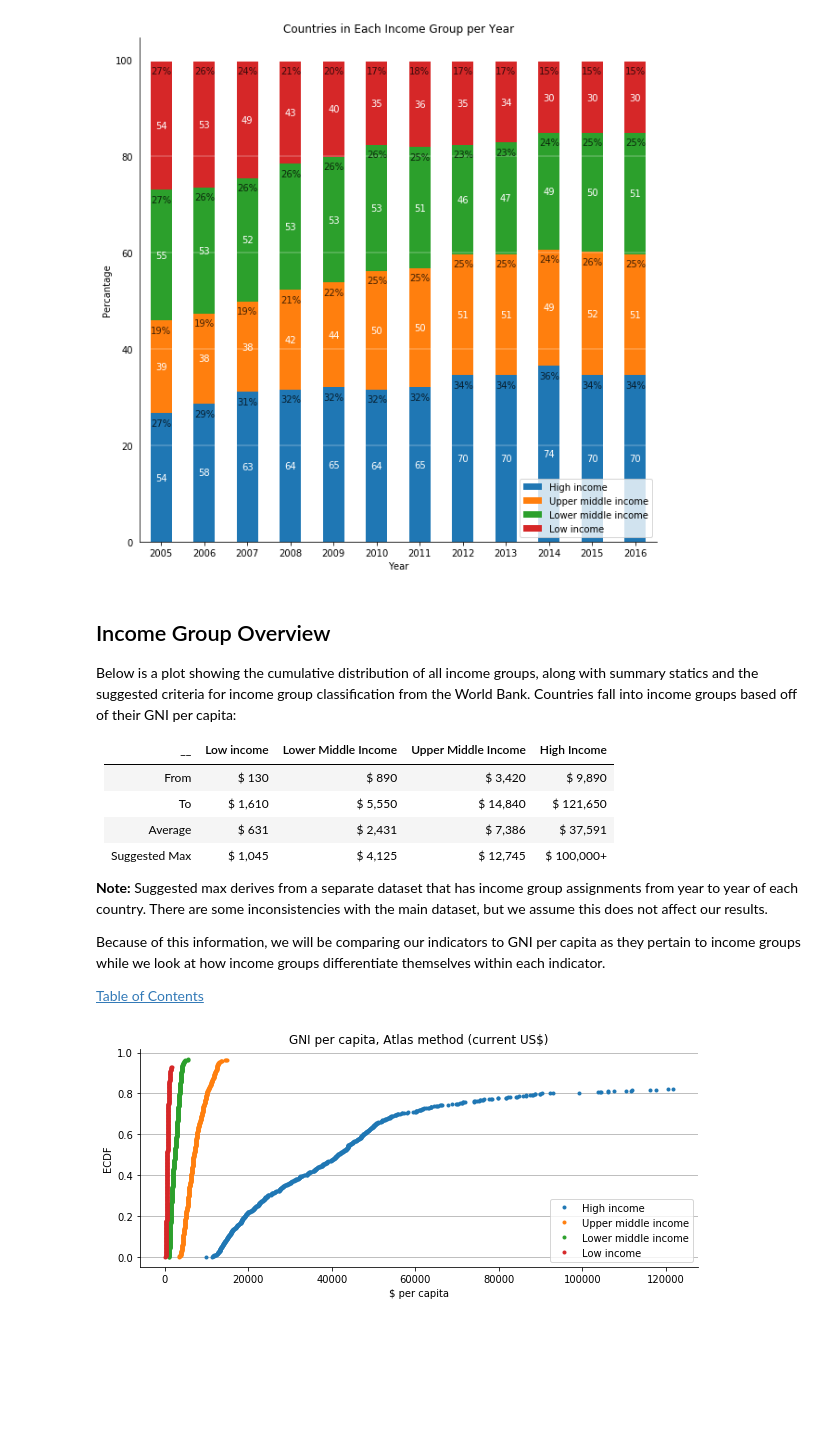
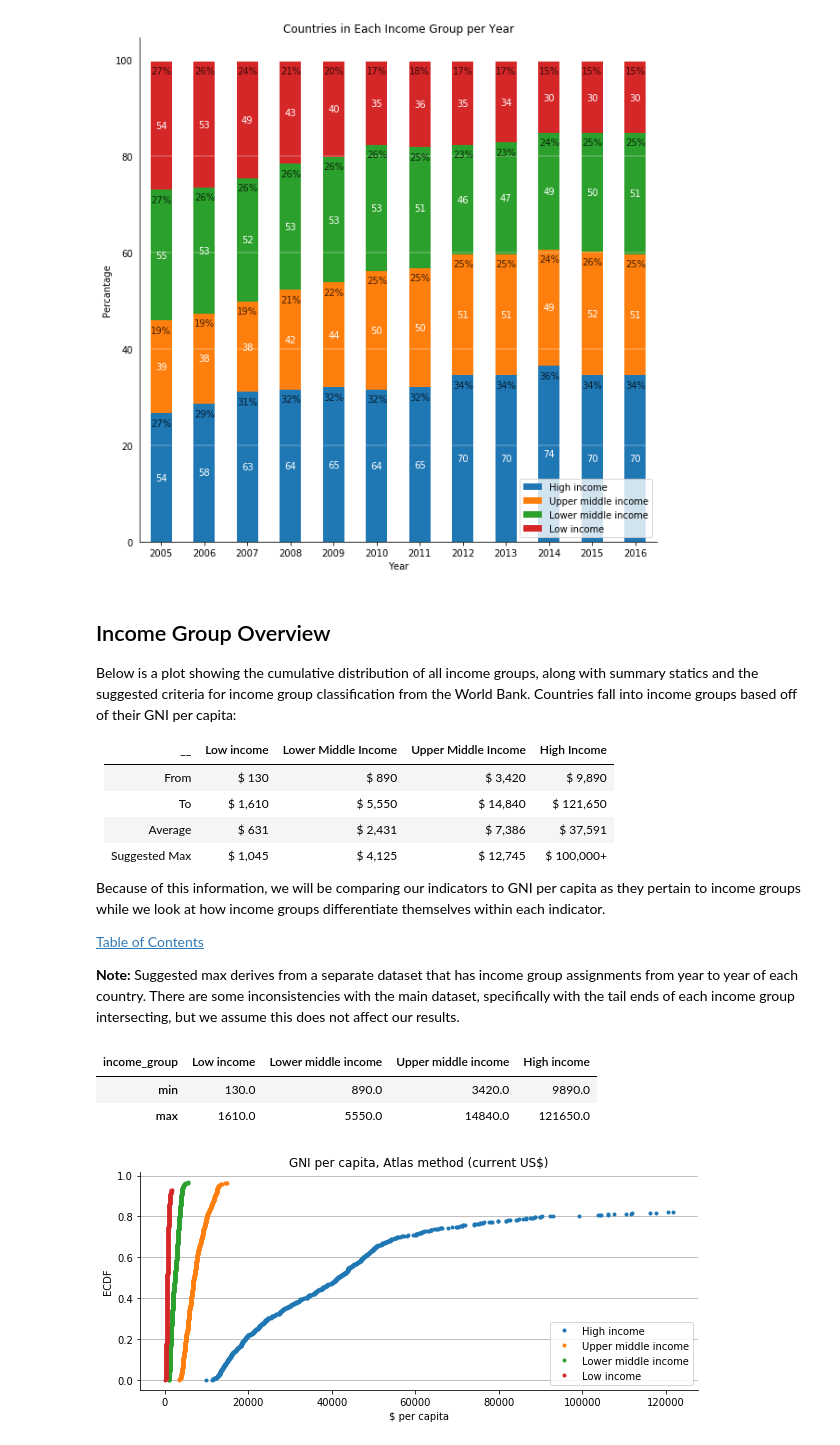
Before and after one commit to dametreusv/world_development_indicators, a Jupyter notebook: WDI_analysis.ipynb, the cells around one changed output. Drawn from its saved outputs; the diff is of its cells as text; code cells hidden in the pictures; blank space fills up the shorter version.

```diff
--- a/WDI_analysis.ipynb
+++ b/WDI_analysis.ipynb
@@ -714,11 +715,19 @@ Below is a plot showing the cumulative distribution of all income groups, along
 | Average | \$ 631 | \$ 2,431 | \$ 7,386 | \$ 37,591 |
 | Suggested Max | \$ 1,045 | \$ 4,125 | \$ 12,745 | \$ 100,000+|
 
-**Note:** Suggested max derives from a separate dataset that has income group assignments from year to year of each country.  There are some inconsistencies with the main dataset, but we assume this does not affect our results.
-
 Because of this information, we will be comparing our indicators to GNI per capita as they pertain to income groups while we look at how income groups differentiate themselves within each indicator.
 
 <a href='#Table of Contents'>Table of Contents</a>
+
+
+**Note:** Suggested max derives from a separate dataset that has income group assignments from year to year of each country.  There are some inconsistencies with the main dataset, specifically with the tail ends of each income group intersecting, but we assume this does not affect our results.
+# %%
+gni_stats.iloc[[3,7]] ### Adjust income groups to 'suggested'?
+### tails of income groups intersect, if problems arise in ML, consider.
+# %% [output]
+| income_group | Low income | Lower middle income | Upper middle income | High income |
+| min | 130.0 | 890.0 | 3420.0 | 9890.0 |
+| max | 1610.0 | 5550.0 | 14840.0 | 121650.0 |
 # %%
 gni_outlook()
 print(income_group_criteria.iloc[:,[0,2,4,5]].max().to_frame()
```
Also changed, not shown: parts of 1 cell of this notebook.
